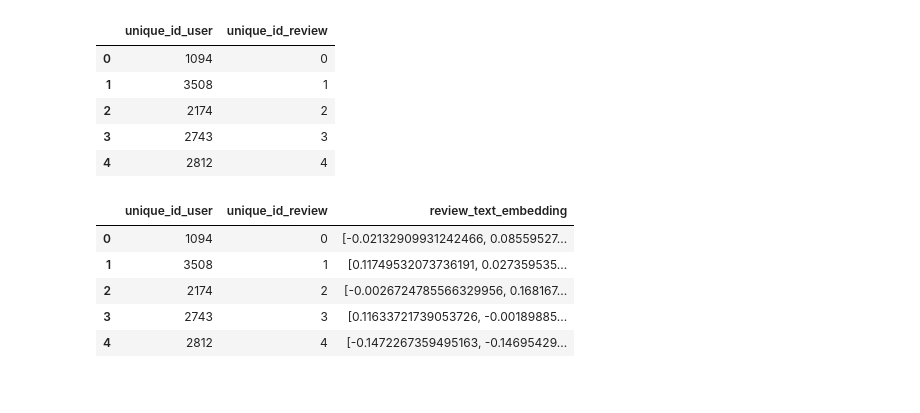
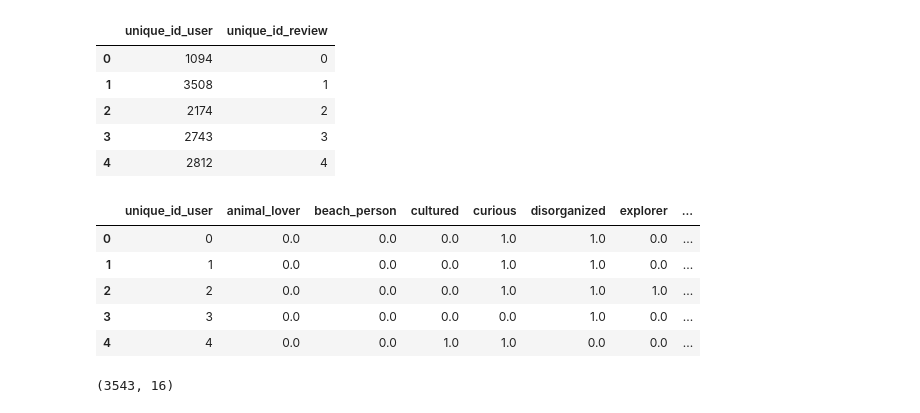
Before and after one commit to lilymart/Dooway_GNN, a Jupyter notebook: src/data_preprocessing/data_for_competitors.ipynb, the cells around one changed output. Saved outputs shown, nothing was run; the diff lists cells and outputs as text; code cells hidden in the pictures.

```diff
--- a/src/data_preprocessing/data_for_competitors.ipynb
+++ b/src/data_preprocessing/data_for_competitors.ipynb
@@ -31,24 +41,18 @@ df_UR.head()
 | 2 | 2174 | 2 |
 | 3 | 2743 | 3 |
 | 4 | 2812 | 4 |
-# %%
-df_R_ok = df_R[['unique_id', 'review_text_embedding']]
-
-df_result = df_UR.merge(
-    df_R_ok,
-    left_on='unique_id_review',
-    right_on='unique_id',
-    how='left'
-)
-
-df_result = df_result.drop(columns=['unique_id'])
-df_result = df_result[['unique_id_user', 'unique_id_review', 'review_text_embedding']]
-df_result.to_parquet(os.path.join(subset_dir, "competitors", "user_reviews_embs.parquet"), index=False)
-df_result.head()
-# %% [output]
-|  | unique_id_user | unique_id_review | review_text_embedding |
-| 0 | 1094 | 0 | [-0.02132909931242466, 0.08559527... |
-| 1 | 3508 | 1 | [0.11749532073736191, 0.027359535... |
-| 2 | 2174 | 2 | [-0.0026724785566329956, 0.168167... |
-| 3 | 2743 | 3 | [0.11633721739053726, -0.00189885... |
-| 4 | 2812 | 4 | [-0.1472267359495163, -0.14695429... |
+# %%
+k=8
+df_gt = pd.read_parquet(os.path.join(subset_dir, f"users_avg_multilabel_k{k}.parquet"))
+df_gt.head()
+# %% [output]
+|  | unique_id_user | animal_lover | beach_person | cultured | curious | disorganized | explorer | ... |
+| 0 | 0 | 0.0 | 0.0 | 0.0 | 1.0 | 1.0 | 0.0 | ... |
+| 1 | 1 | 0.0 | 0.0 | 0.0 | 1.0 | 1.0 | 0.0 | ... |
+| 2 | 2 | 0.0 | 0.0 | 0.0 | 1.0 | 1.0 | 1.0 | ... |
+| 3 | 3 | 0.0 | 0.0 | 0.0 | 0.0 | 1.0 | 0.0 | ... |
+| 4 | 4 | 0.0 | 0.0 | 1.0 | 1.0 | 0.0 | 0.0 | ... |
+# %%
+df_gt.shape
+# %% [output]
+(3543, 16)
```
Also changed, not shown: parts of 21 cells of this notebook, 5 other files.
